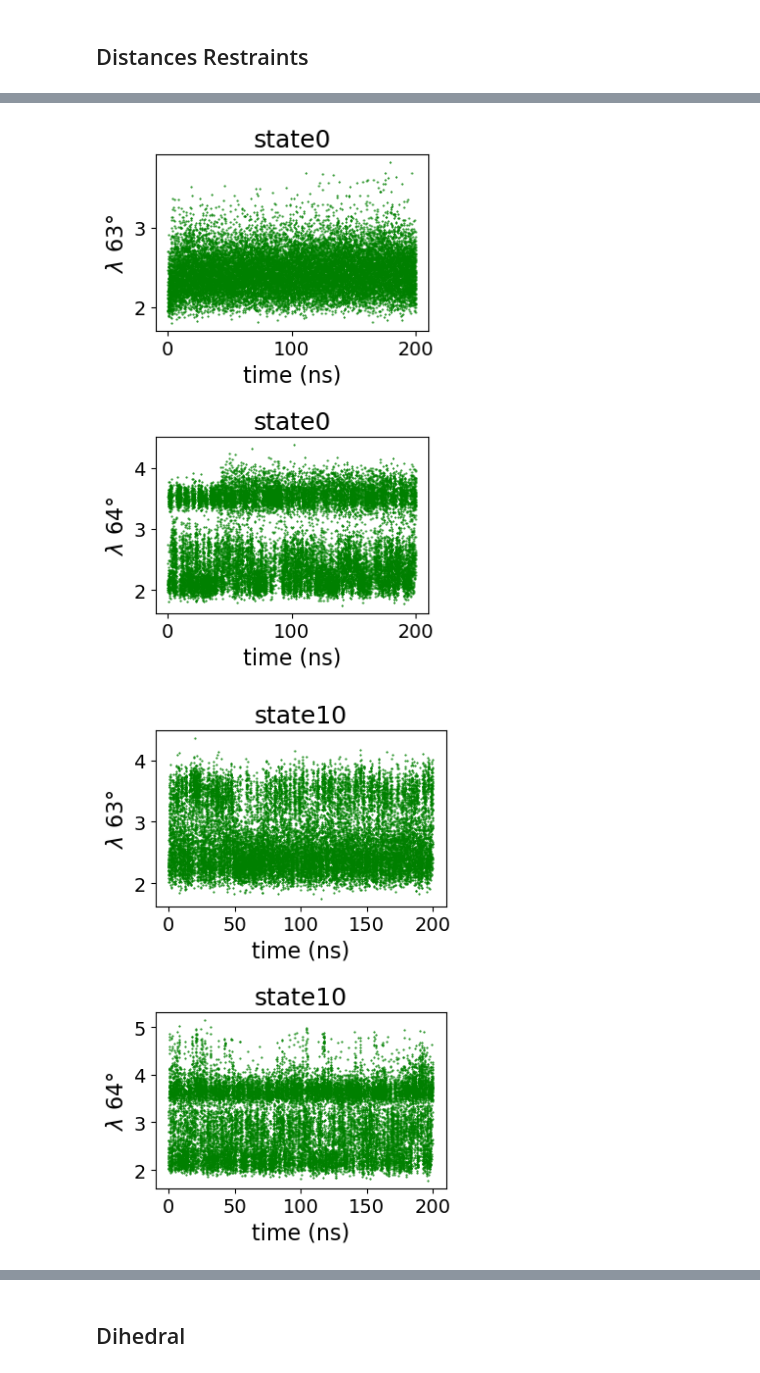
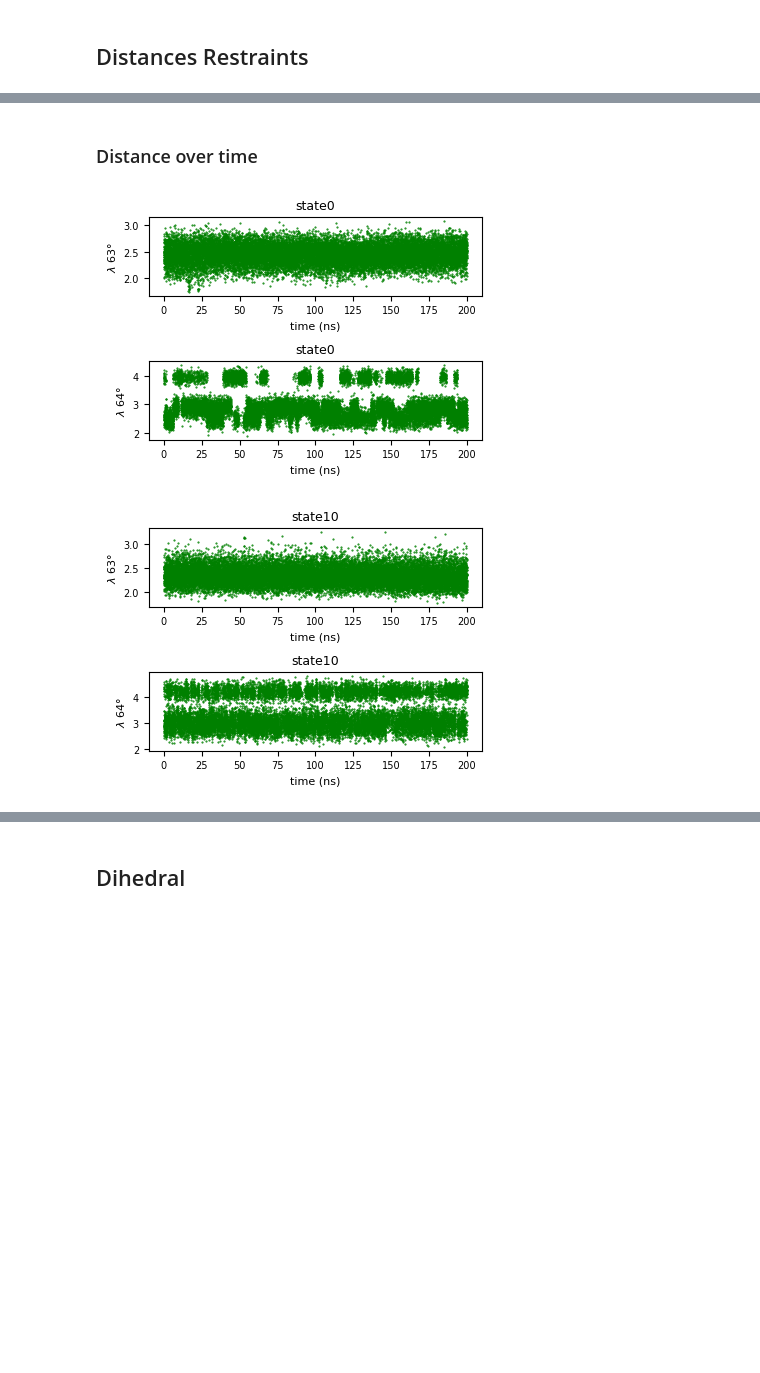
Before and after one commit to vvoelz/nspe-oligomers, a Jupyter notebook: peptoid/nspe_7_2/analysis/traj_analysis.ipynb, the cells around one changed output, grey strips where cells are left out. Drawn from its saved outputs; the diff is of its cells as text; code cells hidden in the pictures; blank space fills up the shorter version.

Commit message:
update the analysis script for nspe72

```diff
--- a/peptoid/nspe_7_2/analysis/traj_analysis.ipynb
+++ b/peptoid/nspe_7_2/analysis/traj_analysis.ipynb
@@ -54,3 +54,20 @@ else:
 Directory 'traj_data/' already exists. No action taken.
 # %% [markdown]
 ## Distances Restraints
+# %%
+restraints_table = {
+    'weak': 5,
+    'medium': 3.5,
+    'strong': 2.5
+}
+
+dist_res_file = '../../../utils/nspe_7_2_restraints.csv'
+df_dist_res = pd.read_csv(dist_res_file)
+
+for i, row in df_dist_res.iterrows():
+    df_dist_res.at[i, df_dist_res.columns[2]] = restraints_table[row[2]]  # Correct mapping
+
+# Make a look up table for intensity
+df_dist_res
+dist_res = df_dist_res.values.tolist()
+dist_res[:5]
@@ -57,18 +76,16 @@ Directory 'traj_data/' already exists. No action taken.
 # %%
-dist_res_file = '../../../utils/nspe_7_2_restraints.csv'
-df_dist_res = pd.read_csv(dist_res_file)
-gmx_distance_indices = np.array(df_dist_res.values.tolist())
+gmx_distance_indices = np.array(df_dist_res.iloc[:, :2].values.tolist())
 
 distance_indices = gmx_distance_indices - 1
 
 # Ensure the omega_data directory exists
 omega_path = 'traj_data/'
 
-state_num = 11
+state_num = 16
 HREX_dir = '../traj'
 run_num = 1 # How many run
 
-HREX_list = [f"HREX_{i}" for i in range(1, run_num + 1)]
+HREX_list = [f"HREX_200ns_{i}" for i in range(1, run_num + 1)]
 for state in range(state_num):
     dists_list = []
     for HREX in HREX_list:
@@ -105,5 +127,5 @@ Saved omegas for state 10 to traj_data/dis_state10.pkl
 # %%
-nstates = 11
+nstates =16
 
 dist_all = []
 for i in range(nstates):
@@ -131,42 +210,44 @@ state 10:, (20001, 90)
+# %% [markdown]
+### Distance over time
 # %%
 start = 0
 nsnaps = dist_all.shape[1]
 nreps = dist_all.shape[0]
 
 residues_to_plot = [63, 64] # 1
 
 #residues_to_plot = [0, 14, 70, 60] #5
 
 
 
 num_residues = len(residues_to_plot)
 
 ShowPlots = True
 
 # Set default font sizes globally
-plt.rc('font', size=16)         # controls default text sizes
-plt.rc('axes', titlesize=18)    # fontsize of the axes title
-plt.rc('axes', labelsize=16)    # fontsize of the x and y labels
-plt.rc('xtick', labelsize=14)   # fontsize of the tick labels
-plt.rc('ytick', labelsize=14)   # fontsize of the tick labels
-plt.rc('legend', fontsize=18)   # legend fontsize
+plt.rc('font', size=8)         # controls default text sizes
+plt.rc('axes', titlesize=9)    # fontsize of the axes title
+plt.rc('axes', labelsize=8)    # fontsize of the x and y labels
+plt.rc('xtick', labelsize=7)   # fontsize of the tick labels
+plt.rc('ytick', labelsize=7)   # fontsize of the tick labels
+plt.rc('legend', fontsize=9)   # legend fontsize
 
 # Plot omega angles vs time for selected residues for each replica
 for i in [0, 10]:
-    plt.figure(figsize=(4, 6))
+    plt.figure(figsize=(4, 3))
     for panel, residue in enumerate(residues_to_plot, 1):
         plt.subplot(num_residues, 1, panel)
         t = np.arange(start, nsnaps) * 0.010  # Time axis in ns
         plt.plot(t, dist_all[i, start:nsnaps, residue], '.', ms=1, color='green')
         plt.xlabel('time (ns)')
         plt.ylabel(f'$\\lambda$ {residue}°')
 
         plt.title(f'state{i}')
     plt.tight_layout()
-    plt.show()
+    #plt.show()
 # %% [output]
-[figure, old version]
+[figure, new version]
-[figure, old version]
+[figure, new version]
 # %%
 ### Restrains Selected to show the effect, DON'T DELETE!!!!!!!!
 #residues_to_plot = [41, 42] # 1 a11 - 2 a2
```
Also changed, not shown: parts of 11 cells of this notebook.
